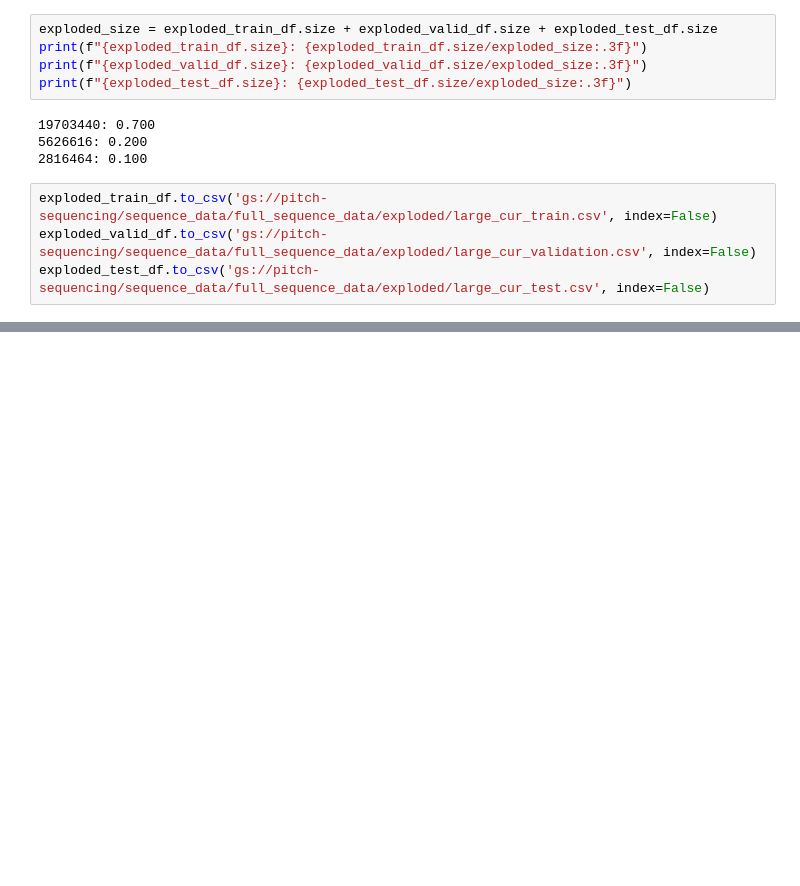
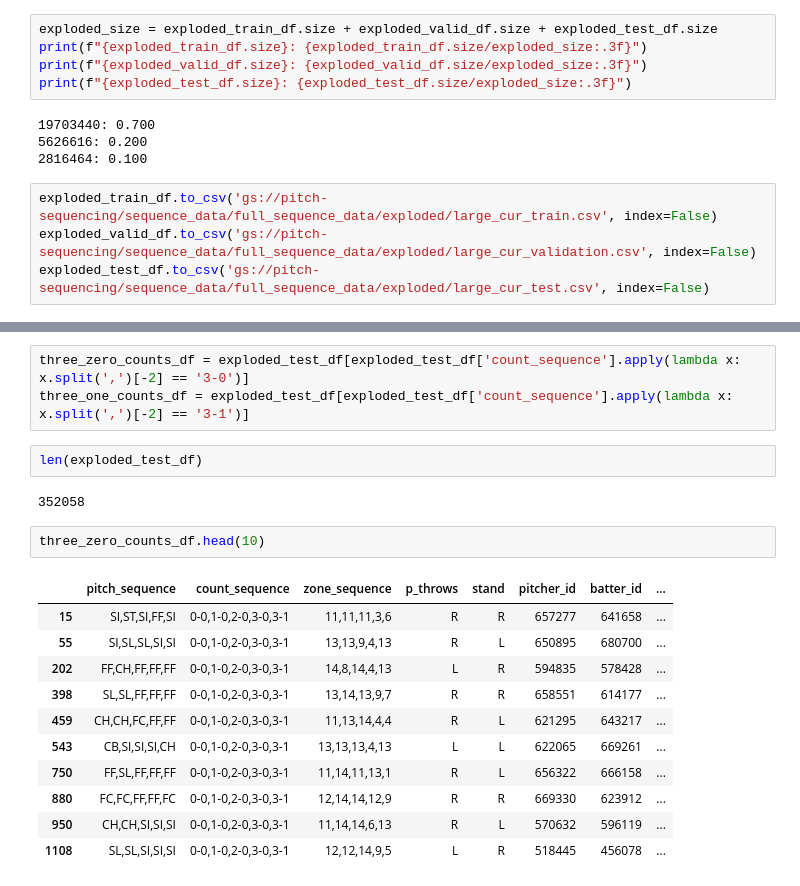
Before and after one commit to sidthakur08/pitch-sequencing, a Jupyter notebook: notebooks/PitchCountState/analysis.ipynb, the cells around one changed output, grey strips where cells are left out. Cells and saved outputs as stored; diff of their text form; blank space fills up the shorter version.

```diff
--- a/notebooks/PitchCountState/analysis.ipynb
+++ b/notebooks/PitchCountState/analysis.ipynb
@@ -316,0 +434,21 @@ exploded_test_df.to_csv('gs://pitch-sequencing/sequence_data/full_sequence_data/
+# %%
+three_zero_counts_df = exploded_test_df[exploded_test_df['count_sequence'].apply(lambda x: x.split(',')[-2] == '3-0')]
+three_one_counts_df = exploded_test_df[exploded_test_df['count_sequence'].apply(lambda x: x.split(',')[-2] == '3-1')]
+# %%
+len(exploded_test_df)
+# %% [output]
+352058
+# %%
+three_zero_counts_df.head(10)
+# %% [output]
+|  | pitch_sequence | count_sequence | zone_sequence | p_throws | stand | pitcher_id | batter_id | ... |
+| 15 | SI,ST,SI,FF,SI | 0-0,1-0,2-0,3-0,3-1 | 11,11,11,3,6 | R | R | 657277 | 641658 | ... |
+| 55 | SI,SL,SL,SI,SI | 0-0,1-0,2-0,3-0,3-1 | 13,13,9,4,13 | R | L | 650895 | 680700 | ... |
+| 202 | FF,CH,FF,FF,FF | 0-0,1-0,2-0,3-0,3-1 | 14,8,14,4,13 | L | R | 594835 | 578428 | ... |
+| 398 | SL,SL,FF,FF,FF | 0-0,1-0,2-0,3-0,3-1 | 13,14,13,9,7 | R | R | 658551 | 614177 | ... |
+| 459 | CH,CH,FC,FF,FF | 0-0,1-0,2-0,3-0,3-1 | 11,13,14,4,4 | R | L | 621295 | 643217 | ... |
+| 543 | CB,SI,SI,SI,CH | 0-0,1-0,2-0,3-0,3-1 | 13,13,13,4,13 | L | L | 622065 | 669261 | ... |
+| 750 | FF,SL,FF,FF,FF | 0-0,1-0,2-0,3-0,3-1 | 11,14,11,13,1 | R | L | 656322 | 666158 | ... |
+| 880 | FC,FC,FF,FF,FC | 0-0,1-0,2-0,3-0,3-1 | 12,14,14,12,9 | R | R | 669330 | 623912 | ... |
+| 950 | CH,CH,SI,SI,SI | 0-0,1-0,2-0,3-0,3-1 | 11,14,14,6,13 | R | L | 570632 | 596119 | ... |
+| 1108 | SL,SL,SI,SI,SI | 0-0,1-0,2-0,3-0,3-1 | 12,12,14,9,5 | L | R | 518445 | 456078 | ... |
```
Also changed, not shown: parts of 38 cells of this notebook, 7 other files.
